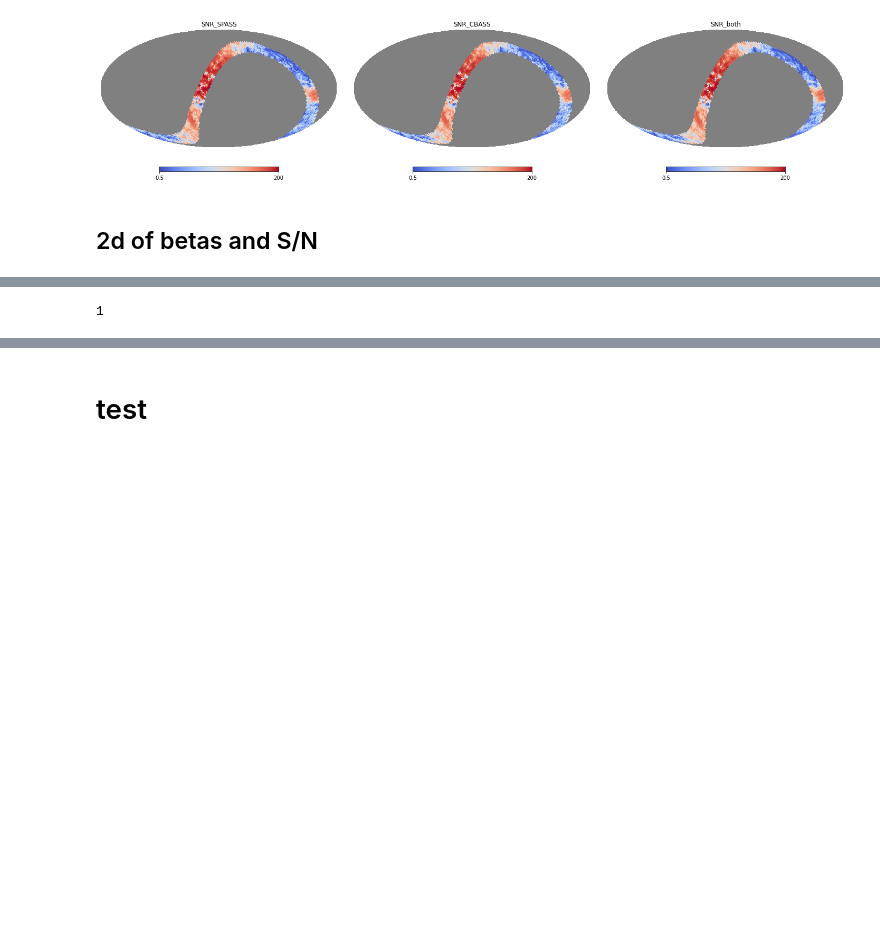
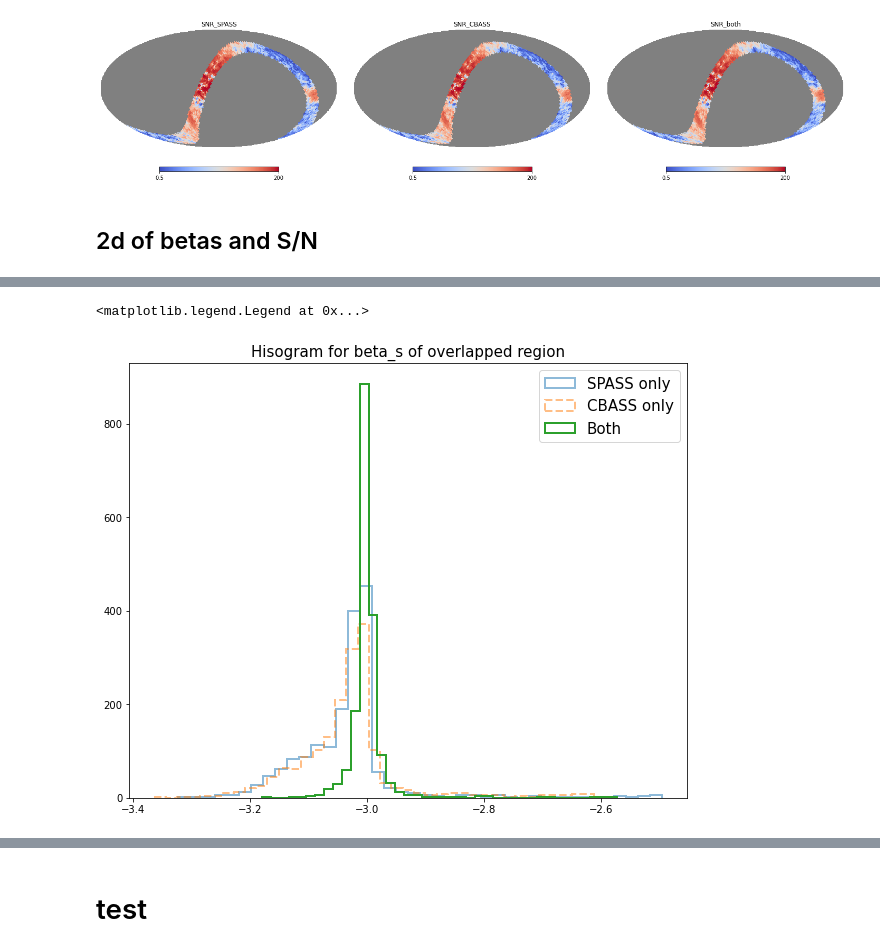
Before and after one commit to yaojian95/Beta_s, a Jupyter notebook: Likelihood_analysis.ipynb, the cells around one changed output, grey strips where cells are left out. Cells and saved outputs as stored; diff of their text form; code cells hidden in the pictures; blank space fills up the shorter version.

```diff
--- a/Likelihood_analysis.ipynb
+++ b/Likelihood_analysis.ipynb
@@ -399,4 +311,32 @@ c = np.array((np.array(a),np.array(b)))
-# %%
-c[0][0]
-# %% [output]
-1
+# %%
+def combine(name,nside, N, mask_index):
+    betas_all = np.zeros((N, 12*nside**2))
+    for j in range(N):
+        results= np.load('/global/cscratch1/sd/jianyao/CBASS/Results/s0_only_homo_noise/Dyne_As_betas_masked_both_%s_with_%s_%03d.npy'%(nside, name,j))
+        betas_all[j] = Bp2f(results,mask_index, nside = nside)[2]
+
+    mean = np.mean(betas_all, axis = 0)
+    std = np.std(betas_all, axis = 0); std_masked = np.ma.masked_where(std>100, std)
+    return mean, std_masked.filled(fill_value = hp.UNSEEN)
+# %%
+beta_both_mean = combine('SPASS_CBASS', 32, 10, mask_index)[0]
+beta_both_std = combine('SPASS_CBASS', 32, 10, mask_index)[1]
+
+beta_S_mean = combine('SPASS_only', 32, 10, mask_index)[0]
+beta_S_std = combine('SPASS_only', 32, 10, mask_index)[1]
+
+beta_C_mean = combine('CBASS_only', 32, 10, mask_index)[0]
+beta_C_std = combine('CBASS_only', 32, 10, mask_index)[1]
+# %%
+plt.figure(figsize = (10,8))
+plt.hist(beta_S_mean[mask_index],  bins = 40, histtype="step", label = 'SPASS only', lw = 2, alpha = 0.5)
+
+plt.hist(beta_C_mean[mask_index], bins = 40, histtype="step" , label = 'CBASS only', lw = 2, linestyle = '--',alpha = 0.5)
+
+plt.hist(beta_both_mean[mask_index],  bins = 40, histtype="step" , label = 'Both', lw = 2)
+
+plt.title('Hisogram for beta_s of overlapped region', fontsize = 15)
+plt.legend(fontsize = 15)
+# %% [output]
+<matplotlib.legend.Legend at 0x...>
+[figure, added]
```
Also changed, not shown: parts of 23 cells of this notebook, 3 other files.
